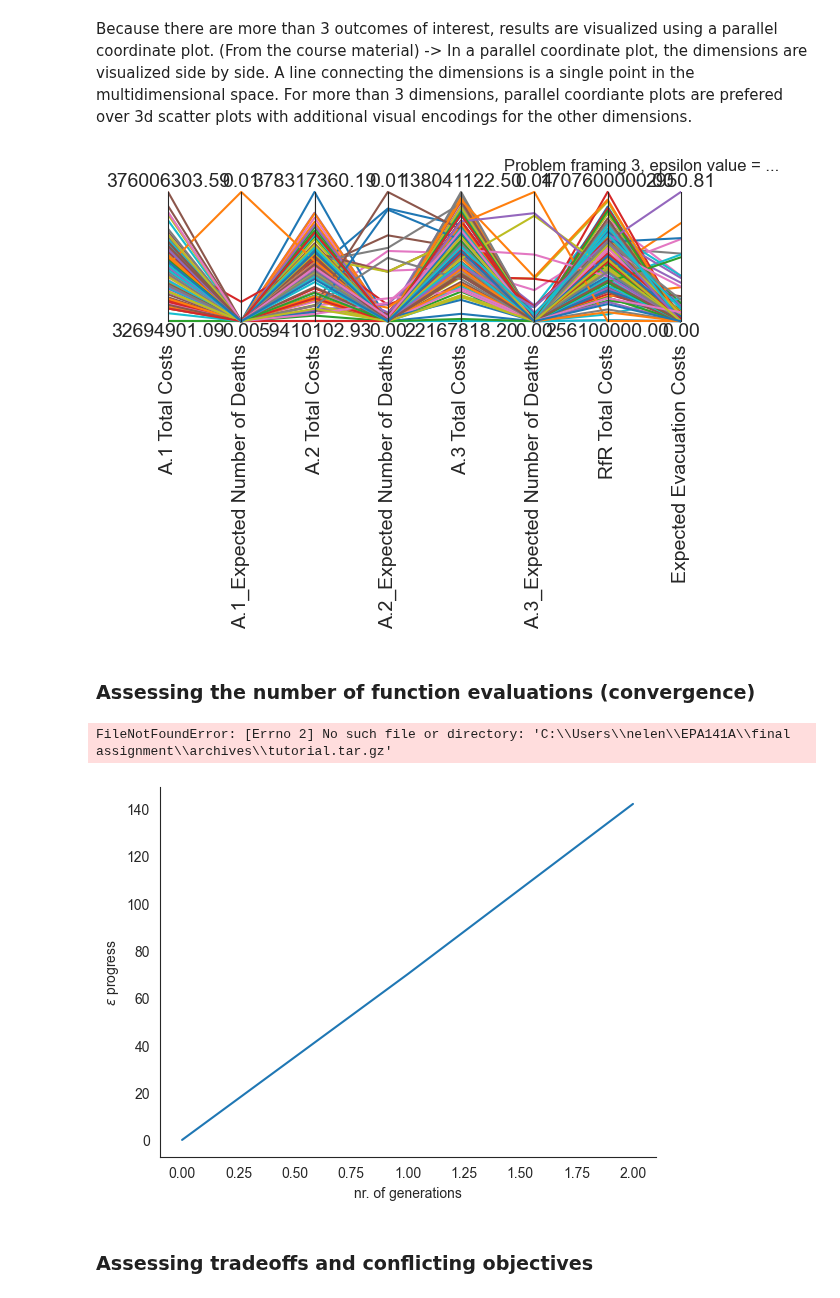
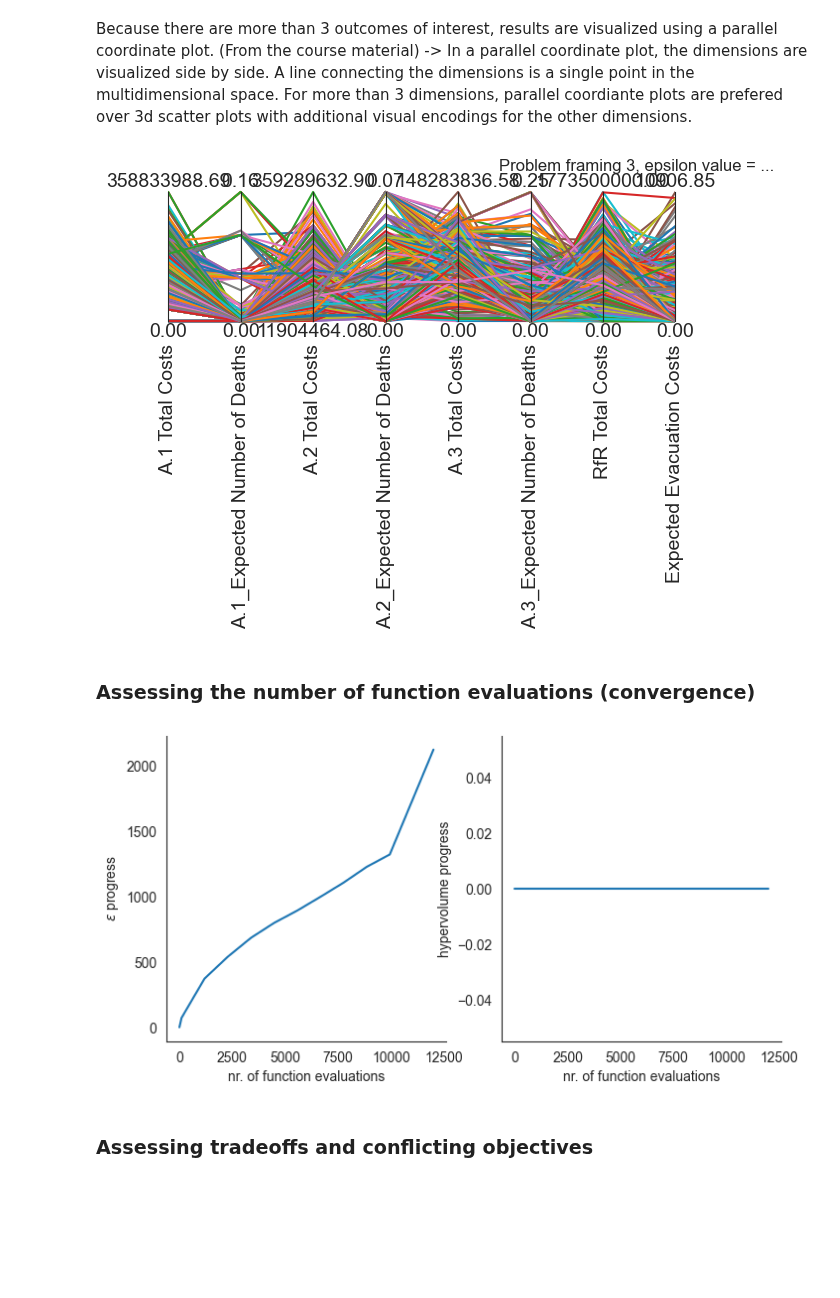
Before and after one commit to ndaswani1/EPA141A-labs, a Jupyter notebook: final assignment/dike_model_multiobj_analysis.ipynb, the cells around one changed output. Saved outputs shown, nothing was run; the diff lists cells and outputs as text; code cells hidden in the pictures; blank space fills up the shorter version.

```diff
--- a/final assignment/dike_model_multiobj_analysis.ipynb
+++ b/final assignment/dike_model_multiobj_analysis.ipynb
@@ -49,11 +55,12 @@ if __name__ == "__main__":
 
     ref_scenario = Scenario("reference", **scen1)
 
-    convergence_metrics = [EpsilonProgress()]
+    convergence_metrics = [EpsilonProgress(),
+                           HyperVolume(minimum=[0]* len(model.outcomes), maximum=[1.1]* len(model.outcomes)),
+                           ]
     #determine epsilon
     epsilon = [1e3] * len(model.outcomes)
-    #epsilon = [0.125, 0.05, 0.01, 0.01]
-    nfe = 5000  # proof of principle only, way to low for actual use
+    nfe = 1
     #multiprocessing
     with MultiprocessingEvaluator(model) as evaluator:
         results, convergence = evaluator.optimize(
@@ -63,7 +70,5 @@ if __name__ == "__main__":
             convergence=convergence_metrics,
             reference=ref_scenario,
         )
-    #save results
-    #save_results((results, convergence), 'results/dikeoptimization_problem3_test.tar.gz')
 # %% [output]
 [MainProcess/INFO] pool started with 8 workers
@@ -88,6 +103,6 @@ plt.title("Problem framing 3, epsilon value = ... ")
 #plt.savefig('./images/multi_obj_problem3_epsilon_test.png')
 plt.show()
 # %% [output]
-[figure, old version]
+[figure, new version]
 # %% [markdown]
 ### Assessing the number of function evaluations (convergence)
@@ -158,23 +109,14 @@ def plot_metrics(metrics, convergence):
-# %%
-from ema_workbench.em_framework.optimization import ArchiveLogger
-
-#archives = ArchiveLogger.load_archives(f"./archives/tutorial.tar.gz")
-reference_set = archives[max(archives.keys())] # this is the final archive
-
-metrics = calculate_metrics(archives, reference_set)
-plot_metrics(metrics, convergence)
-
-plt.show()
-# %% [output]
-FileNotFoundError: [Errno 2] No such file or directory: 'C:\\Users\\nelen\\EPA141A\\final assignment\\archives\\tutorial.tar.gz'
 # %%
-fig, ax1 = plt.subplots(ncols=1)
-ax1.plot(convergence.epsilon_progress)
-ax1.set_xlabel("nr. of generations")
+fig, (ax1, ax2) = plt.subplots(ncols=2, sharex=True, figsize=(8,4))
+ax1.plot(convergence.nfe, convergence.epsilon_progress)
+ax1.set_xlabel("nr. of function evaluations")
 ax1.set_ylabel(r"$\epsilon$ progress")
+ax2.plot(convergence.nfe, convergence.hypervolume)
+ax2.set_xlabel("nr. of function evaluations")
+ax2.set_ylabel("hypervolume progress")
 sns.despine()
 # %% [output]
-[figure, old version]
+[figure, new version]
 # %% [markdown]
 ### Assessing tradeoffs and conflicting objectives
 # %% [markdown]
```
Also changed, not shown: parts of 20 cells of this notebook, 2 other files.
